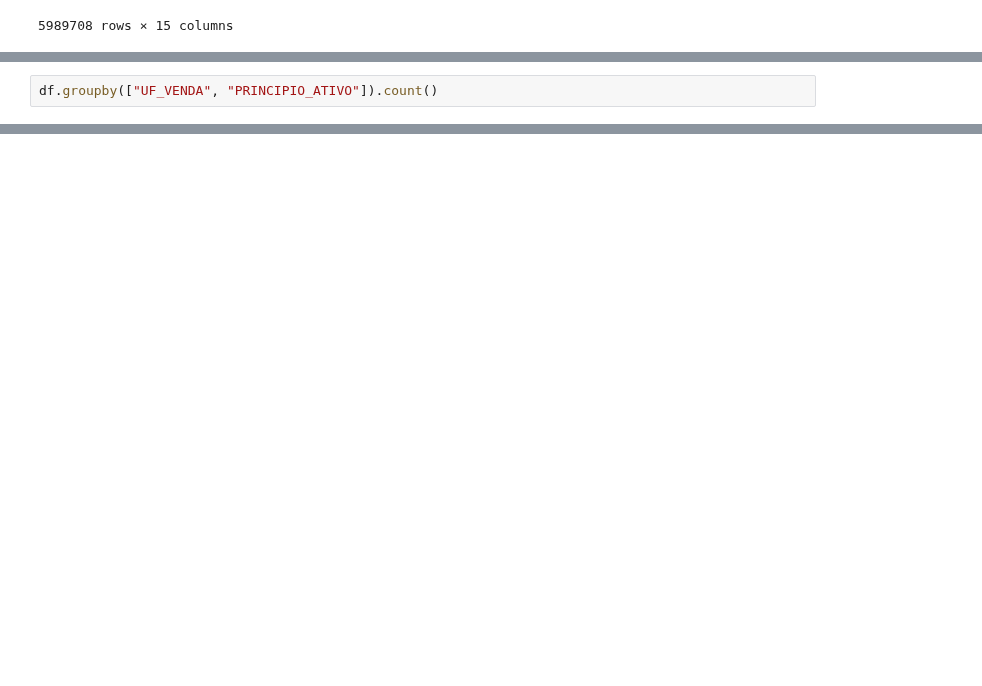
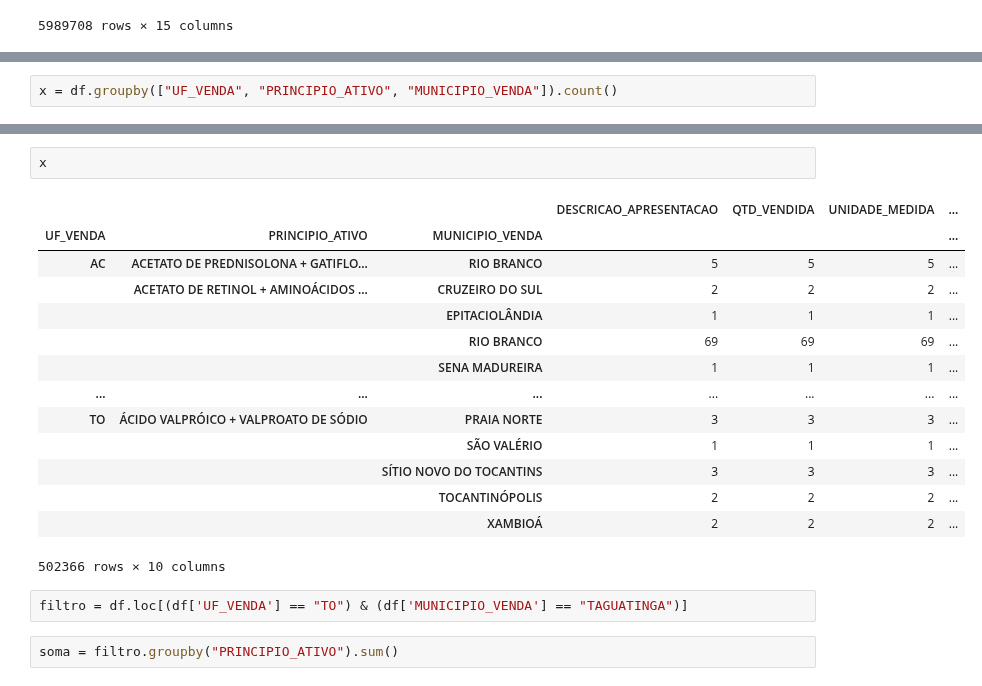
Before and after one commit to HyperaWictor/Trabalho-Final---Modulo-2-Data-Journey-, a Jupyter notebook: projeto.ipynb, the cells around one changed output, grey strips where cells are left out. Drawn from its saved outputs; the diff is of its cells as text; blank space fills up the shorter version.

```diff
--- a/projeto.ipynb
+++ b/projeto.ipynb
@@ -42,2 +26,2 @@ memory usage: 685.5+ MB
 # %%
-df.groupby(["UF_VENDA", "PRINCIPIO_ATIVO"]).count()
+x = df.groupby(["UF_VENDA", "PRINCIPIO_ATIVO", "MUNICIPIO_VENDA"]).count()
@@ -74,0 +28,21 @@ df
+# %%
+x
+# %% [output]
+|  |  |  | DESCRICAO_APRESENTACAO | QTD_VENDIDA | UNIDADE_MEDIDA | ... |
+| UF_VENDA | PRINCIPIO_ATIVO | MUNICIPIO_VENDA |  |  |  | ... |
+| AC | ACETATO DE PREDNISOLONA + GATIFLO... | RIO BRANCO | 5 | 5 | 5 | ... |
+|  | ACETATO DE RETINOL + AMINOÁCIDOS ... | CRUZEIRO DO SUL | 2 | 2 | 2 | ... |
+|  |  | EPITACIOLÂNDIA | 1 | 1 | 1 | ... |
+|  |  | RIO BRANCO | 69 | 69 | 69 | ... |
+|  |  | SENA MADUREIRA | 1 | 1 | 1 | ... |
+| ... | ... | ... | ... | ... | ... | ... |
+| TO | ÁCIDO VALPRÓICO + VALPROATO DE SÓDIO | PRAIA NORTE | 3 | 3 | 3 | ... |
+|  |  | SÃO VALÉRIO | 1 | 1 | 1 | ... |
+|  |  | SÍTIO NOVO DO TOCANTINS | 3 | 3 | 3 | ... |
+|  |  | TOCANTINÓPOLIS | 2 | 2 | 2 | ... |
+|  |  | XAMBIOÁ | 2 | 2 | 2 | ... |
+502366 rows × 10 columns
+# %%
+filtro = df.loc[(df['UF_VENDA'] == "TO") & (df['MUNICIPIO_VENDA'] == "TAGUATINGA")]
+# %%
+soma = filtro.groupby("PRINCIPIO_ATIVO").sum()
```
Also changed, not shown: parts of 12 cells of this notebook.
